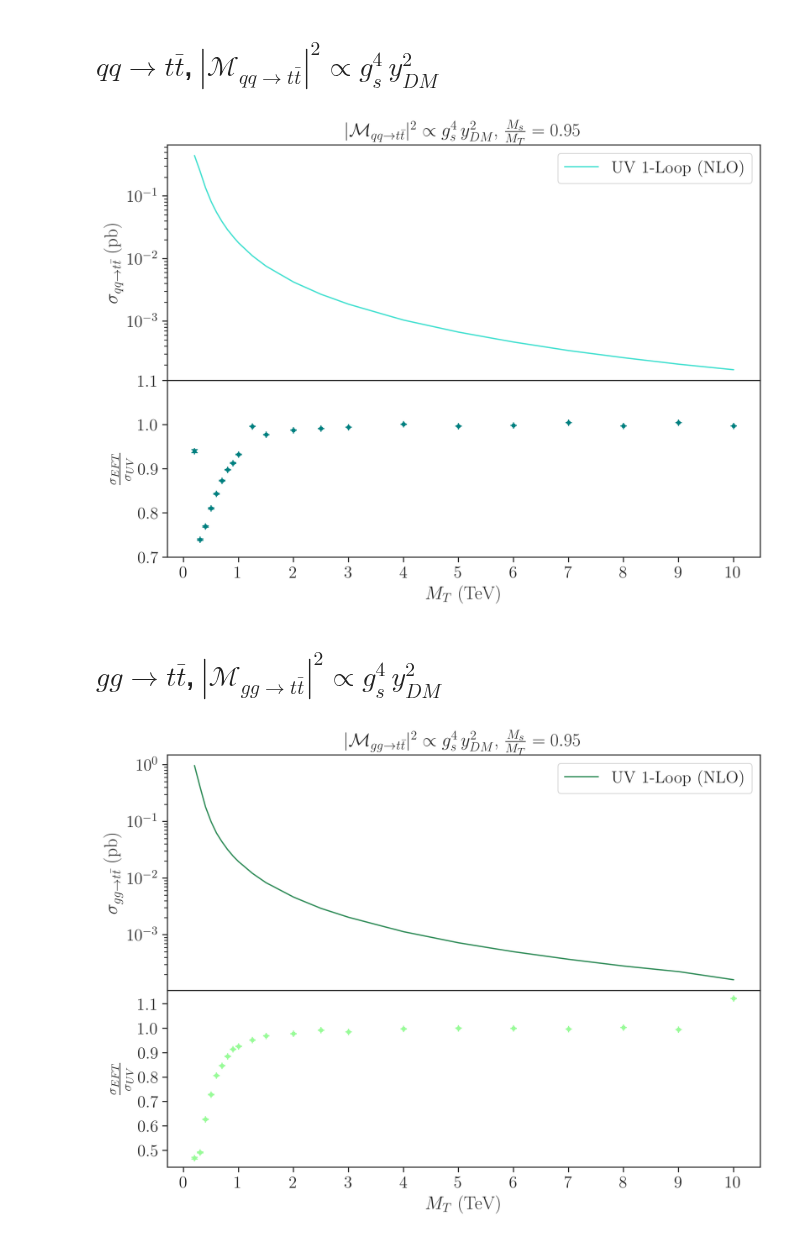
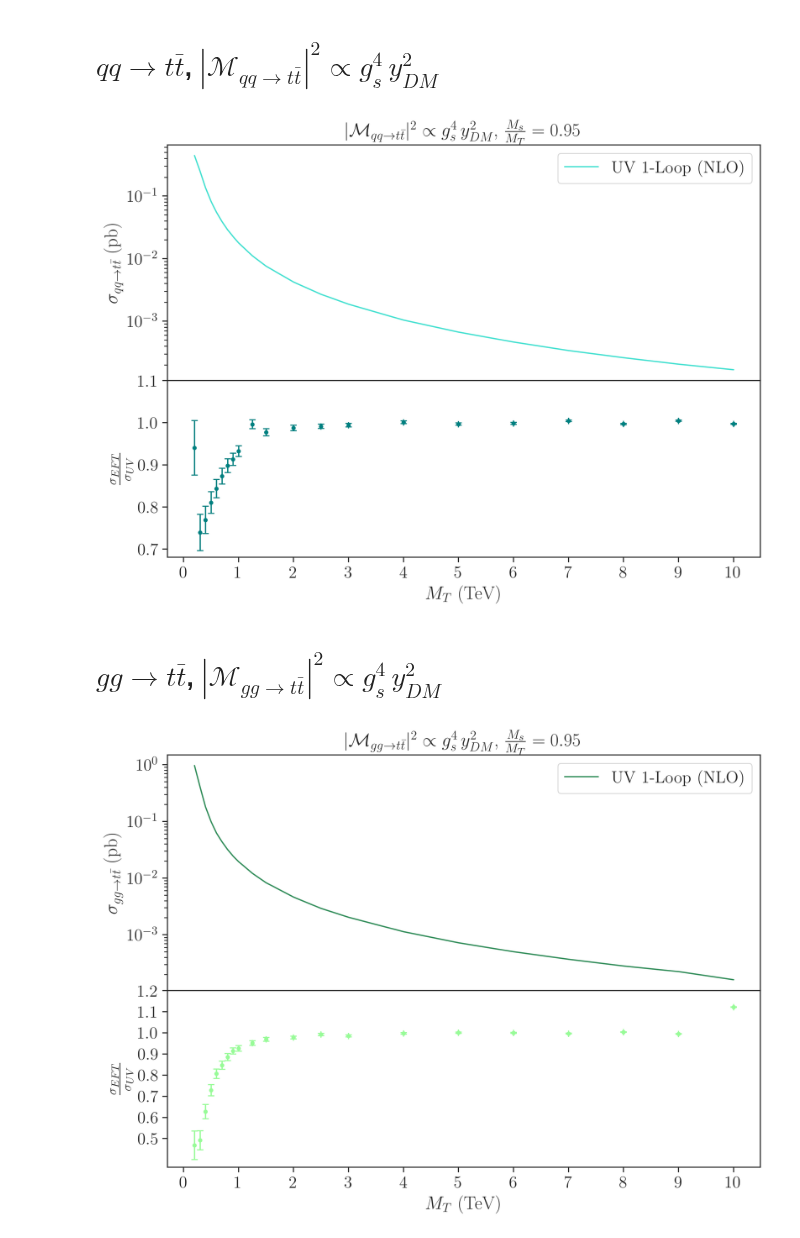
Before and after one commit to viniciusrocca/EFT_ToyModel, a Jupyter notebook: Plots/EFT_NLO_Comparison.ipynb, the cells around one changed output. Cells and saved outputs as stored; diff of their text form; code cells hidden in the pictures.

```diff
--- a/Plots/EFT_NLO_Comparison.ipynb
+++ b/Plots/EFT_NLO_Comparison.ipynb
@@ -62,7 +62,7 @@ for i,cs in enumerate(eft_u_cs):
     pts_u_eft.append(cs[0])
     err_u_eft.append(cs[1])
     pts_u_uv.append(uv_u_cs[i][0])
-    err_u_uv.append(uv_u_cs[i][1])
+    err_u_uv.append(np.sqrt(uv_u_cs[i][1]**2 + (0.1*uv_u_cs[i][0])**2))
 
 pts_u_eft = np.array(pts_u_eft)
 err_u_eft = np.array(err_u_eft)
@@ -107,7 +107,7 @@ plt.xticks(np.arange(0,11,1))
 plt.savefig('/home/vinicius/TeXProjects/Qualification_Text/qq2ttbar_CS.png')
 plt.show()
 # %% [output]
-[figure, old version]
+[figure, new version]
 # %% [markdown]
 # $ g g\to t \bar{t}$, $|\mathcal{M}_{gg\to t \bar{t}}|^2 \propto g_s^4 \, y_{DM}^2$
 # %%
@@ -142,7 +142,7 @@ for i,cs in enumerate(eft_g_cs):
     pts_g_eft.append(cs[0])
     err_g_eft.append(cs[1])
     pts_g_uv.append(uv_g_cs[i][0])
-    err_g_uv.append(uv_g_cs[i][1])
+    err_g_uv.append(np.sqrt(uv_g_cs[i][1]**2 + (0.1*uv_g_cs[i][0])**2))
 
 pts_g_eft = np.array(pts_g_eft)
 err_g_eft = np.array(err_g_eft)
@@ -160,33 +160,33 @@ axs = gs.subplots(sharex=True)
  #               color = 'seagreen', label = 'UV 1-Loop (NLO)' )
 axs[0].plot(m_psiT3,pts_g_uv, ms = 3.0,
                 color = 'seagreen' , label = 'UV 1-Loop (NLO)')
 axs[0].set_ylabel(r'$\sigma_{gg\to t\bar{t}}$ (pb)')
 axs[0].legend()
 axs[0].set_title(r'$|\mathcal{M}_{gg\to t \bar{t}}|^2 \propto g_s^4 \, y_{DM}^2$, $\frac{M_s}{M_T} = 0.95$   ')
 axs[0].set_yscale('log')
 
 
 #Gráfico de resíduos
 diff1 = (pts_g_eft )/pts_g_uv
 err1 = np.sqrt(pts_g_eft*(err_g_uv/pts_g_uv)**2 + (1/pts_g_uv) * err_g_eft**2)
 axs[1] = plt.subplot(gs[1])
 axs[1].errorbar(m_psiT3,diff1,err1,0, 'o', ms = 3.0, capsize=3,
                 color = 'palegreen', label = 'EFT - UV 1-Loop' )
 #axs[1].plot(m_psiT3,diff1,
  #               color = 'palegreen', label = 'EFT - UV 1-Loop' )
-#axs[1].axhline(y=1, color='k',alpha = 0.5, linestyle='--')
+#axs[1].axhline(y=1.0, color='k',alpha = 0.5, linestyle='--')
 #axs[1].axhline(y=-0.1, color='k', linestyle='--')
 axs[1].set_ylabel(r'$\frac{\sigma_{EFT}}{\sigma_{UV}}$')
 #axs[1].set_ylim([-1,1])
-axs[1].set_yticks(np.arange(0.5, 1.2,0.1))
+axs[1].set_yticks(np.arange(0.5, 1.3,0.1))
 
 #axs[1].set_yscale('log')
 
 
 plt.xlabel(r'$M_{T}$ (TeV)')
 plt.xticks(np.arange(0,11,1))
 
 plt.savefig('/home/vinicius/TeXProjects/Qualification_Text/gg2ttbar_CS.png')
 plt.show()
 # %% [output]
-[figure, old version]
+[figure, new version]
```
